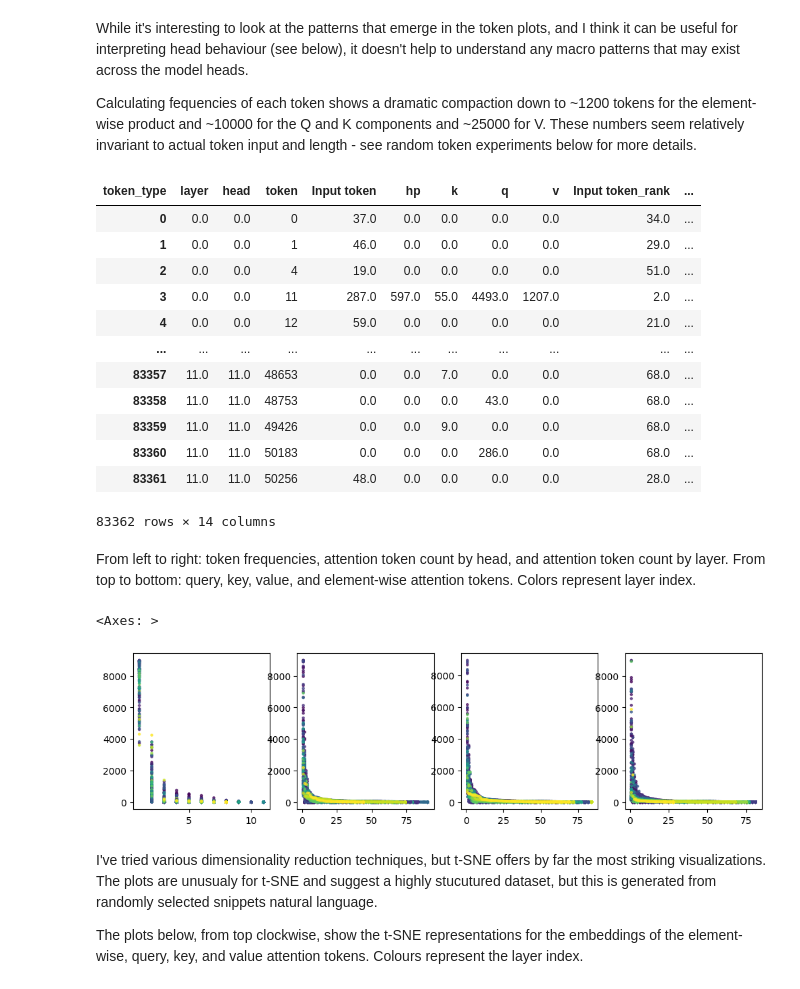
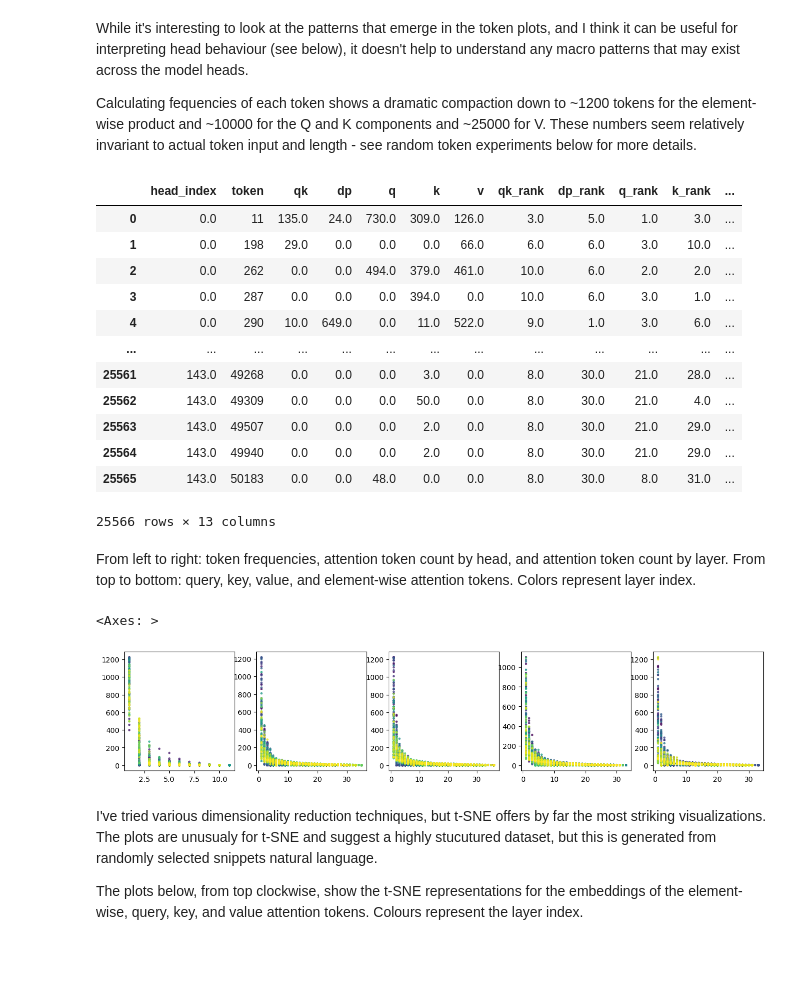
Before and after one commit to layterz/experiments, a Jupyter notebook: notebooks/attention-tokens.ipynb, the cells around one changed output. Drawn from its saved outputs; the diff is of its cells as text; code cells hidden in the pictures; blank space fills up the shorter version.

Commit message:
clean up attention token notebook

```diff
--- a/notebooks/attention-tokens.ipynb
+++ b/notebooks/attention-tokens.ipynb
@@ -99,67 +107,37 @@ df
 While it's interesting to look at the patterns that emerge in the token plots, and I think it can be useful for interpreting head behaviour (see below), it doesn't help to understand any macro patterns that may exist across the model heads.
 
 Calculating fequencies of each token shows a dramatic compaction down to ~1200 tokens for the element-wise product and ~10000 for the Q and K components and ~25000 for V. These numbers seem relatively invariant to actual token input and length - see random token experiments below for more details.
-# %%
-import pandas as pd
-
-def calculate_token_frequencies(df, token_cols=['Input token', 'hp', 'q', 'k', 'v']):
-    # Select the relevant columns for grouping and counting
-    columns = ['layer', 'head'] + token_cols
-
-    # Melt the DataFrame to convert columns to rows
-    melted_df = pd.melt(df, id_vars=['layer', 'head'], value_vars=token_cols, var_name='token_type', value_name='token')
-
-    # Convert token column to integer and remove rows with -1 token values
-    melted_df['token'] = melted_df['token'].astype(int)
-    melted_df = melted_df[melted_df['token'] != -1]
-
-    # Group by layer, head, token type, and token, and count the occurrences
-    frequency_counts = melted_df.groupby(['layer', 'head', 'token_type', 'token']).size().reset_index(name='count')
-
-    # Pivot the DataFrame to have token types as columns and fill missing values with 0
-    result = frequency_counts.pivot_table(index=['layer', 'head', 'token'], columns='token_type', values='count', fill_value=0)
-
-    # Calculate the rank for each token type
-    for col in token_cols:
-        result[f'{col}_rank'] = result.groupby(['layer', 'head'])[col].rank(method='dense', ascending=False)
-
-    # Reset the index to convert layer, head, and token to regular columns
-    result = result.reset_index()
-
-    # Calculate the head_index column
-    result['head_index'] = (result['layer'] + 1) * (result['head'] + 1)
-
-    return result
 # %%
-token_counts = calculate_token_frequencies(df)
+token_counts = calculate_token_frequencies(model, df)
 token_counts
 # %% [output]
-| token_type | layer | head | token | Input token | hp | k | q | v | Input token_rank | ... |
-| 0 | 0.0 | 0.0 | 0 | 37.0 | 0.0 | 0.0 | 0.0 | 0.0 | 34.0 | ... |
-| 1 | 0.0 | 0.0 | 1 | 46.0 | 0.0 | 0.0 | 0.0 | 0.0 | 29.0 | ... |
-| 2 | 0.0 | 0.0 | 4 | 19.0 | 0.0 | 0.0 | 0.0 | 0.0 | 51.0 | ... |
-| 3 | 0.0 | 0.0 | 11 | 287.0 | 597.0 | 55.0 | 4493.0 | 1207.0 | 2.0 | ... |
-| 4 | 0.0 | 0.0 | 12 | 59.0 | 0.0 | 0.0 | 0.0 | 0.0 | 21.0 | ... |
-| ... | ... | ... | ... | ... | ... | ... | ... | ... | ... | ... |
-| 83357 | 11.0 | 11.0 | 48653 | 0.0 | 0.0 | 7.0 | 0.0 | 0.0 | 68.0 | ... |
-| 83358 | 11.0 | 11.0 | 48753 | 0.0 | 0.0 | 0.0 | 43.0 | 0.0 | 68.0 | ... |
-| 83359 | 11.0 | 11.0 | 49426 | 0.0 | 0.0 | 9.0 | 0.0 | 0.0 | 68.0 | ... |
-| 83360 | 11.0 | 11.0 | 50183 | 0.0 | 0.0 | 0.0 | 286.0 | 0.0 | 68.0 | ... |
-| 83361 | 11.0 | 11.0 | 50256 | 48.0 | 0.0 | 0.0 | 0.0 | 0.0 | 28.0 | ... |
+|  | head_index | token | qk | dp | q | k | v | qk_rank | dp_rank | q_rank | k_rank | ... |
+| 0 | 0.0 | 11 | 135.0 | 24.0 | 730.0 | 309.0 | 126.0 | 3.0 | 5.0 | 1.0 | 3.0 | ... |
+| 1 | 0.0 | 198 | 29.0 | 0.0 | 0.0 | 0.0 | 66.0 | 6.0 | 6.0 | 3.0 | 10.0 | ... |
+| 2 | 0.0 | 262 | 0.0 | 0.0 | 494.0 | 379.0 | 461.0 | 10.0 | 6.0 | 2.0 | 2.0 | ... |
+| 3 | 0.0 | 287 | 0.0 | 0.0 | 0.0 | 394.0 | 0.0 | 10.0 | 6.0 | 3.0 | 1.0 | ... |
+| 4 | 0.0 | 290 | 10.0 | 649.0 | 0.0 | 11.0 | 522.0 | 9.0 | 1.0 | 3.0 | 6.0 | ... |
+| ... | ... | ... | ... | ... | ... | ... | ... | ... | ... | ... | ... | ... |
+| 25561 | 143.0 | 49268 | 0.0 | 0.0 | 0.0 | 3.0 | 0.0 | 8.0 | 30.0 | 21.0 | 28.0 | ... |
+| 25562 | 143.0 | 49309 | 0.0 | 0.0 | 0.0 | 50.0 | 0.0 | 8.0 | 30.0 | 21.0 | 4.0 | ... |
+| 25563 | 143.0 | 49507 | 0.0 | 0.0 | 0.0 | 2.0 | 0.0 | 8.0 | 30.0 | 21.0 | 29.0 | ... |
+| 25564 | 143.0 | 49940 | 0.0 | 0.0 | 0.0 | 2.0 | 0.0 | 8.0 | 30.0 | 21.0 | 29.0 | ... |
+| 25565 | 143.0 | 50183 | 0.0 | 0.0 | 48.0 | 0.0 | 0.0 | 8.0 | 30.0 | 8.0 | 31.0 | ... |
-83362 rows × 14 columns
+25566 rows × 13 columns
 # %% [markdown]
 From left to right: token frequencies, attention token count by head, and attention token count by layer.
 From top to bottom: query, key, value, and element-wise attention tokens.
 Colors represent layer index.
 # %%
-fig, axs = plt.subplots(1, 4, figsize=(12, 3))
-plot_scatter(token_counts['hp_rank'], token_counts['hp'], token_counts['head_index'], ax=axs[0])
-plot_scatter(token_counts['q_rank'], token_counts['q'], token_counts['head_index'], ax=axs[1])
-plot_scatter(token_counts['k_rank'], token_counts['k'], token_counts['head_index'], ax=axs[2])
-plot_scatter(token_counts['v_rank'], token_counts['v'], token_counts['head_index'], ax=axs[3])
+fig, axs = plt.subplots(1, 5, figsize=(16, 3))
+plot_scatter(token_counts['qk_rank'], token_counts['qk'], token_counts['head_index'], ax=axs[0])
+plot_scatter(token_counts['dp_rank'], token_counts['dp'], token_counts['head_index'], ax=axs[1])
+plot_scatter(token_counts['q_rank'], token_counts['q'], token_counts['head_index'], ax=axs[2])
+plot_scatter(token_counts['k_rank'], token_counts['k'], token_counts['head_index'], ax=axs[3])
+plot_scatter(token_counts['v_rank'], token_counts['v'], token_counts['head_index'], ax=axs[4])
 # %% [output]
 <Axes: >
-[figure, old version]
+[figure, new version]
 # %% [markdown]
 I've tried various dimensionality reduction techniques, but t-SNE offers by far the most striking visualizations. The plots are unusualy for t-SNE and suggest a highly stucutured dataset, but this is generated from randomly selected snippets natural language.
 
```
Also changed, not shown: parts of 31 cells of this notebook, 2 other files.
